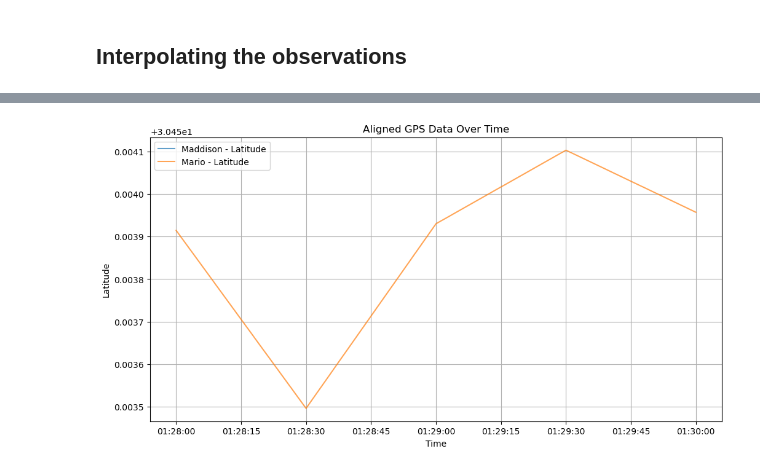
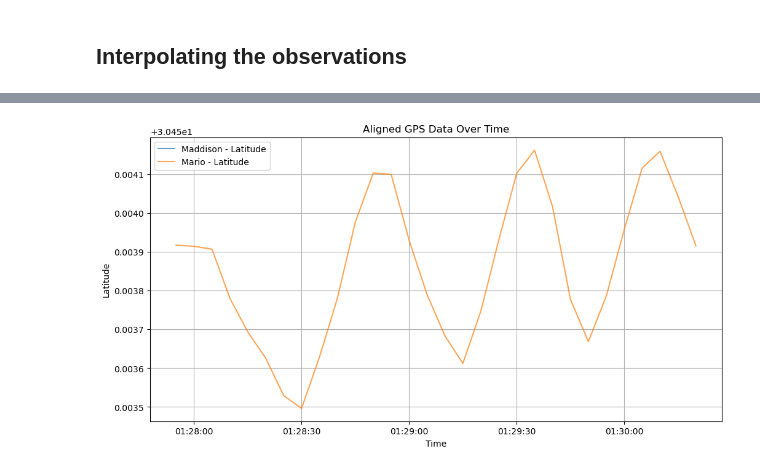
Before and after one commit to MarioShontz/GPS_DA, a Jupyter notebook: src/GPS_DA.ipynb, the cells around one changed output, grey strips where cells are left out. Cells and saved outputs as stored; diff of their text form; code cells hidden in the pictures.

Commit message:
simplified datasets

```diff
--- a/src/GPS_DA.ipynb
+++ b/src/GPS_DA.ipynb
@@ -51,42 +51,40 @@ plot_gps_data(ms_file_path, 'ms_run')
 # %%
 import pandas as pd
 import matplotlib.pyplot as plt
+import numpy as np
 
-def interpolate_gps_data(file_path, data_format, freq='30s'):
+def interpolate_gps_data(file_path, data_format, freq='5s'):  # Adjusting frequency to 5 seconds
     # Load data
     data = pd.read_csv(file_path)
 
     # Parse the datetime and set as index
     if data_format == 'mm_run':
-        # Parse datetime for Maddison's data
-        # Convert Time(sec) to a timedelta and add it to Date(GMT)
         data['datetime'] = pd.to_datetime(data['Date(GMT)']) + pd.to_timedelta(data['Time(sec)'], unit='s')
+        data.set_index('datetime', inplace=True)
+        data[['Y', 'X']] = data[['Y', 'X']].apply(pd.to_numeric, errors='coerce')
     elif data_format == 'ms_run':
-        # Parse datetime for Mario's data
         data['datetime'] = pd.to_datetime(data['time'])
+        data.set_index('datetime', inplace=True)
+        data[['Latitude', 'Longitude']] = data[['Latitude', 'Longitude']].apply(pd.to_numeric, errors='coerce')
     else:
         raise ValueError("Data format not recognized")
 
-    # Set datetime as the index
-    data.set_index('datetime', inplace=True)
+    data_numeric = data.select_dtypes(include=[np.number])
+    data_resampled = data_numeric.resample(freq).interpolate()
 
-    # Resample and interpolate
-    data_resampled = data.resample(freq).interpolate()
+    print(f"Data after resampling and interpolation for {data_format} with frequency {freq}:")
+    print(data_resampled.head(10))  # Show more rows to better understand the output
 
     return data_resampled
 
-# Paths to the datasets
-mm_file_path = '../data/True_Run_maddisons_phone.csv'
-ms_file_path = '../data/true_run_marios_phone.csv'
-
-# Interpolating each dataset
-mm_resampled = interpolate_gps_data(mm_file_path, 'mm_run')
-ms_resampled = interpolate_gps_data(ms_file_path, 'ms_run')
+# Try with a finer resampling frequency
+madds_resampled = interpolate_gps_data(mm_file_path, 'mm_run')
+marios_resampled = interpolate_gps_data(ms_file_path, 'ms_run')
 
 # Plotting interpolated data
 plt.figure(figsize=(12, 6))
-plt.plot(mm_resampled.index, mm_resampled['Y'], label='mm - Latitude', alpha=0.7)
-plt.plot(ms_resampled.index, ms_resampled['Latitude'], label='ms - Latitude', alpha=0.7)
+plt.plot(madds_resampled.index, madds_resampled['Y'], label='Maddison - Latitude', alpha=0.7)
+plt.plot(marios_resampled.index, marios_resampled['Latitude'], label='Mario - Latitude', alpha=0.7)
 plt.title('Aligned GPS Data Over Time')
 plt.xlabel('Time')
 plt.ylabel('Latitude')
@@ -97 +112 @@ plt.show()
-[figure, old version]
+[figure, new version]
```
Also changed, not shown: parts of 1 cell of this notebook, 2 other files.
